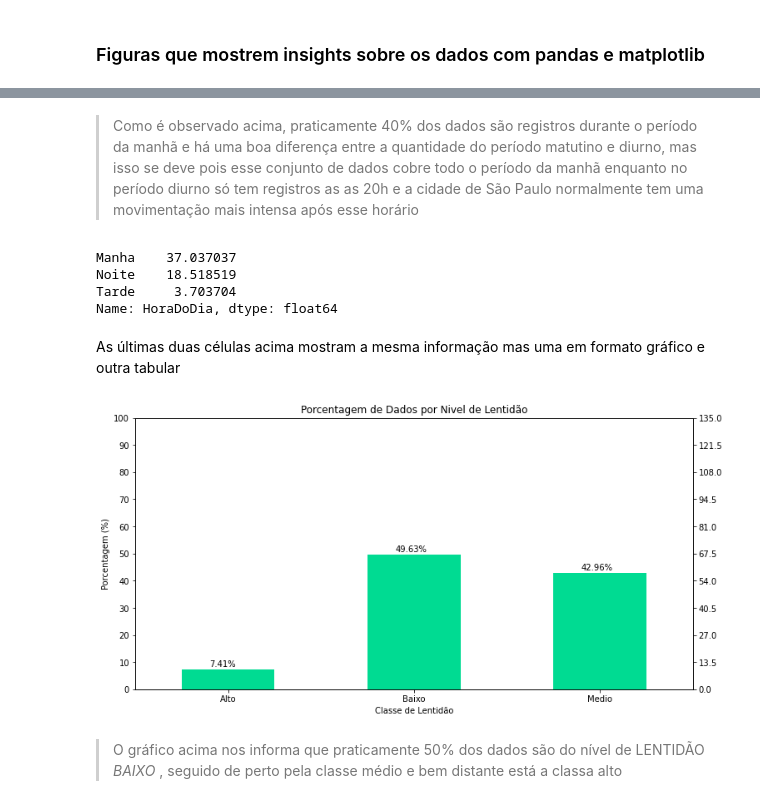
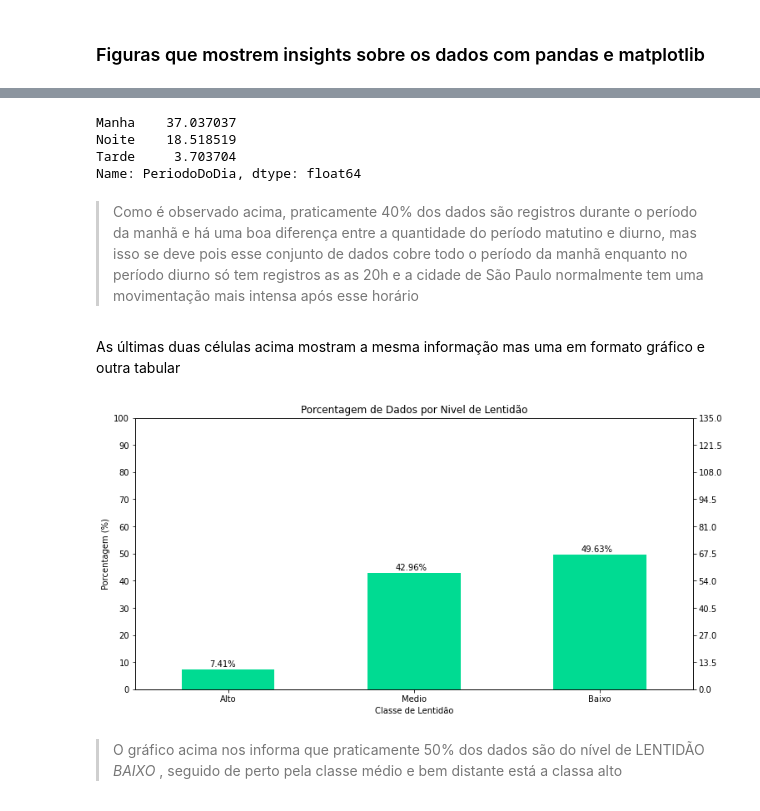
Before and after one commit to opablodantas/SP-Urban-Traffic-Prediction-Research, a Jupyter notebook: BEHAVIOR_URBAN_TRAFFIC.ipynb, the cells around one changed output, grey strips where cells are left out. Cells and saved outputs as stored; diff of their text form; code cells hidden in the pictures.

```diff
--- a/BEHAVIOR_URBAN_TRAFFIC.ipynb
+++ b/BEHAVIOR_URBAN_TRAFFIC.ipynb
@@ -96,7 +97,7 @@ No Manual de Comunicação informa que
 Fonte: https://www12.senado.leg.br/manualdecomunicacao/estilos/hora#:~:text=A%20madrugada%20vai%20da%20zero,(ou%20meia%2Dnoite).
 # %%
 # Como a hora está em numeros, vamos dividi-lo em periodos
-def HoraDoDia(num):
+def PeriodoDoDia(num):
     if num < 11:
         return 'Manha'
     elif num >= 11 and num == 22 :
@@ -105,8 +106,8 @@ def HoraDoDia(num):
         return 'Noite'
 # %%
 # Criando as classes
-df['HoraDoDia'] = df['Hour (Coded)'].map(HoraDoDia)
-df['HoraDoDia'].tail()
+df['PeriodoDoDia'] = df['Hour (Coded)'].map(PeriodoDoDia)
+df['PeriodoDoDia'].tail()
 # %% [output]
 130    Noite
 131    Noite
@@ -294,12 +296,12 @@ ax.set_yticks(np.arange(0, 70, 10))
+# %%
+# Vamos ver em formato tabular
+df.PeriodoDoDia.value_counts()/len(df) * 100
+# %% [output]
+Manha    37.037037
+Noite    18.518519
+Tarde     3.703704
+Name: PeriodoDoDia, dtype: float64
 # %% [markdown]
 > Como é observado acima, praticamente 40% dos dados são registros durante o período da manhã e há uma boa diferença entre a quantidade do período matutino e diurno, mas isso se deve pois esse conjunto de dados cobre todo o período da manhã enquanto no período diurno só tem registros as as 20h e a cidade de São Paulo normalmente tem uma movimentação mais intensa após esse horário
-# %%
-# Vamos ver em formato tabulea
-df.HoraDoDia.value_counts()/len(df) * 100
-# %% [output]
-Manha    37.037037
-Noite    18.518519
-Tarde     3.703704
-Name: HoraDoDia, dtype: float64
 # %% [markdown]
 As últimas duas células acima mostram a mesma informação mas uma em formato gráfico e outra tabular
@@ -308,19 +308,19 @@ As últimas duas células acima mostram a mesma informação mas uma em formato
 # %%
 plt.figure(figsize=(12,6))
 plt.title('Porcentagem de Dados por Nivel de Lentidão')
 plt.xlabel('Classe de Lentidão')
 plt.ylabel('Porcentagem (%)')
 
-ax = (df.Class.value_counts()/len(df)*100).sort_index().plot(kind="bar", rot=0)
+ax = (df.Class.value_counts()/len(df)*100).sort_values().plot(kind="bar", rot=0)
 ax.set_yticks(np.arange(0, 110, 10))
 
 ax2 = ax.twinx()
 ax2.set_yticks(np.arange(0, 110, 10)*len(df)/100)
 
 for p in ax.patches:
     ax.annotate('{:.2f}%'.format(p.get_height()), (p.get_x()+0.15, p.get_height()+1))
 # %% [output]
-[figure, old version]
+[figure, new version]
 # %% [markdown]
 > O gráfico acima nos informa que praticamente 50% dos dados são do nível de LENTIDÃO _BAIXO_ , seguido de perto pela classe médio e bem distante está a classa alto
 # %%
```
Also changed, not shown: parts of 29 cells of this notebook.
